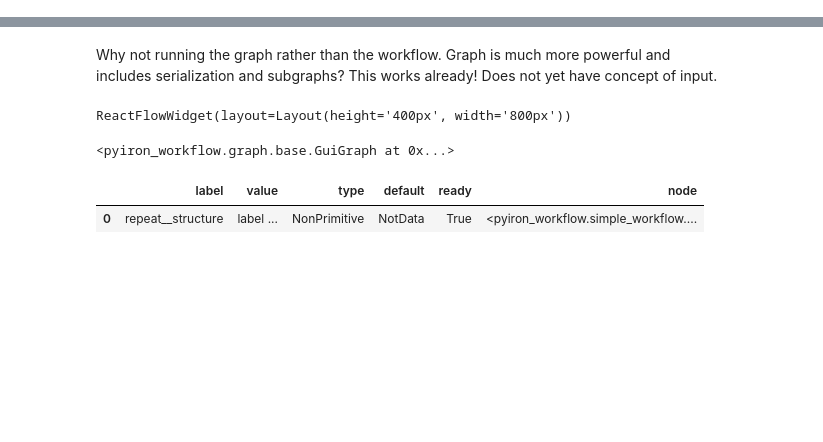
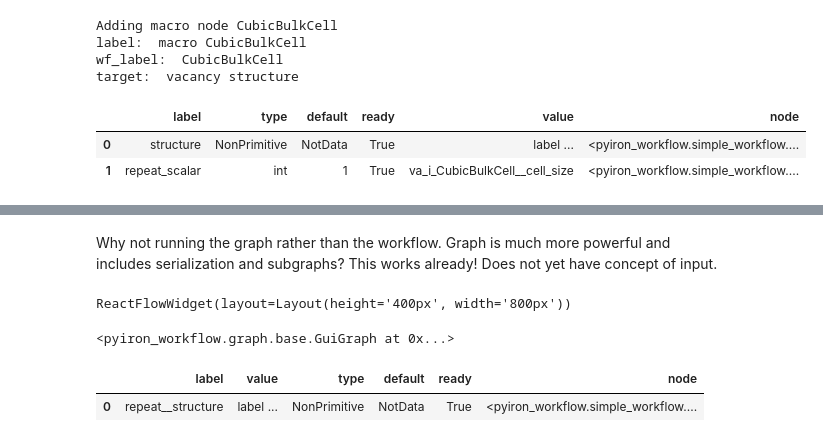
Before and after one commit to pyiron/pyiron_core, a Jupyter notebook: notebooks/tests.ipynb, the cells around one changed output, grey strips where cells are left out. Drawn from its saved outputs; the diff is of its cells as text; code cells hidden in the pictures; blank space fills up the shorter version.

```diff
--- a/notebooks/tests.ipynb
+++ b/notebooks/tests.ipynb
@@ -11,3 +11,19 @@ import pyiron_nodes as pn
 # from pyironflow.pyironflow import PyironFlow
 # %% [output]
 [interactive output not drawn]
+# %%
+graph = base.Graph('test')
+
+node = pn.atomistic.structure.build.CubicBulkCell('Al')
+graph += node
+
+# base.GuiGraph(graph, full_graph=True, sleep=2.)
+graph.nodes["CubicBulkCell"].graph.nodes["repeat"].node.inputs
+# %% [output]
+Adding macro node CubicBulkCell
+label:  macro CubicBulkCell
+wf_label:  CubicBulkCell
+target:  vacancy structure
+|  | label | type | default | ready | value | node |
+| 0 | structure | NonPrimitive | NotData | True | label ... | <pyiron_workflow.simple_workflow.... |
+| 1 | repeat_scalar | int | 1 | True | va_i_CubicBulkCell__cell_size | <pyiron_workflow.simple_workflow.... |
```
Also changed, not shown: parts of 4 cells of this notebook, 3 other files.
